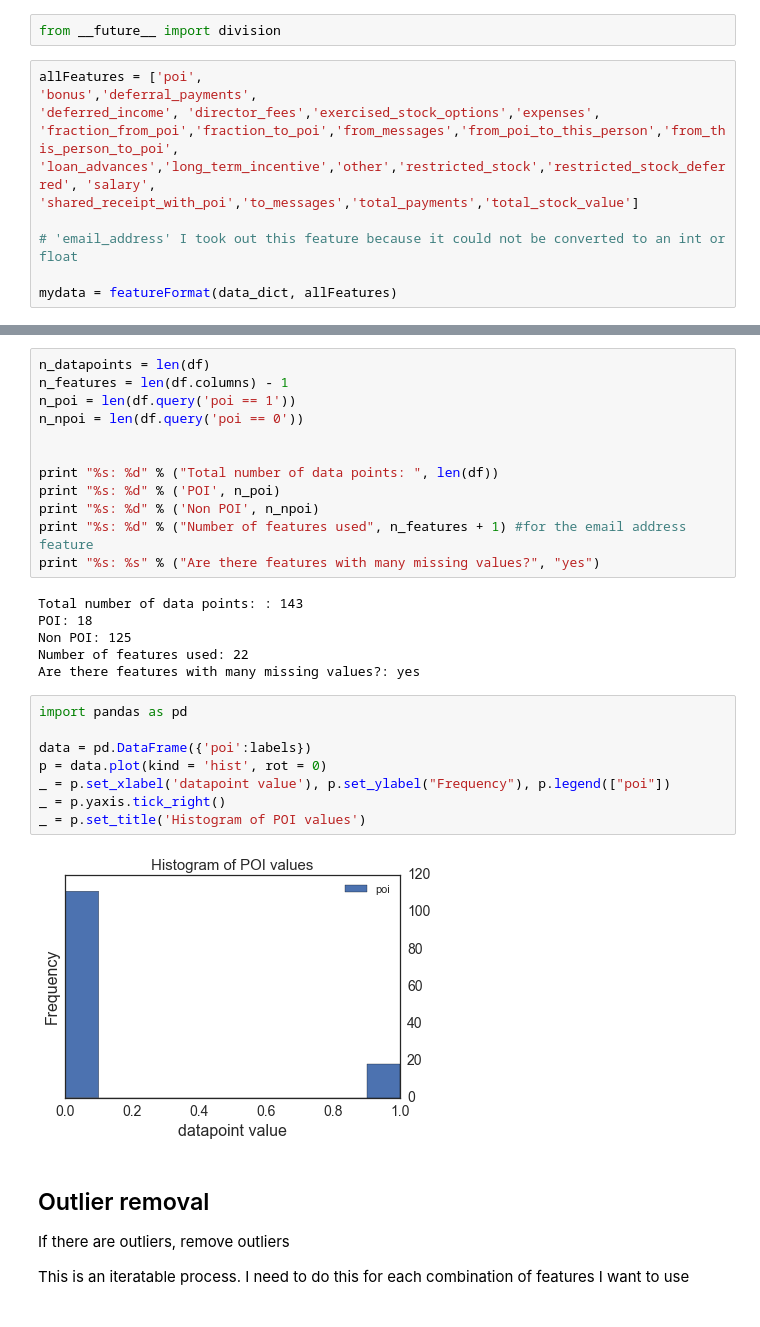
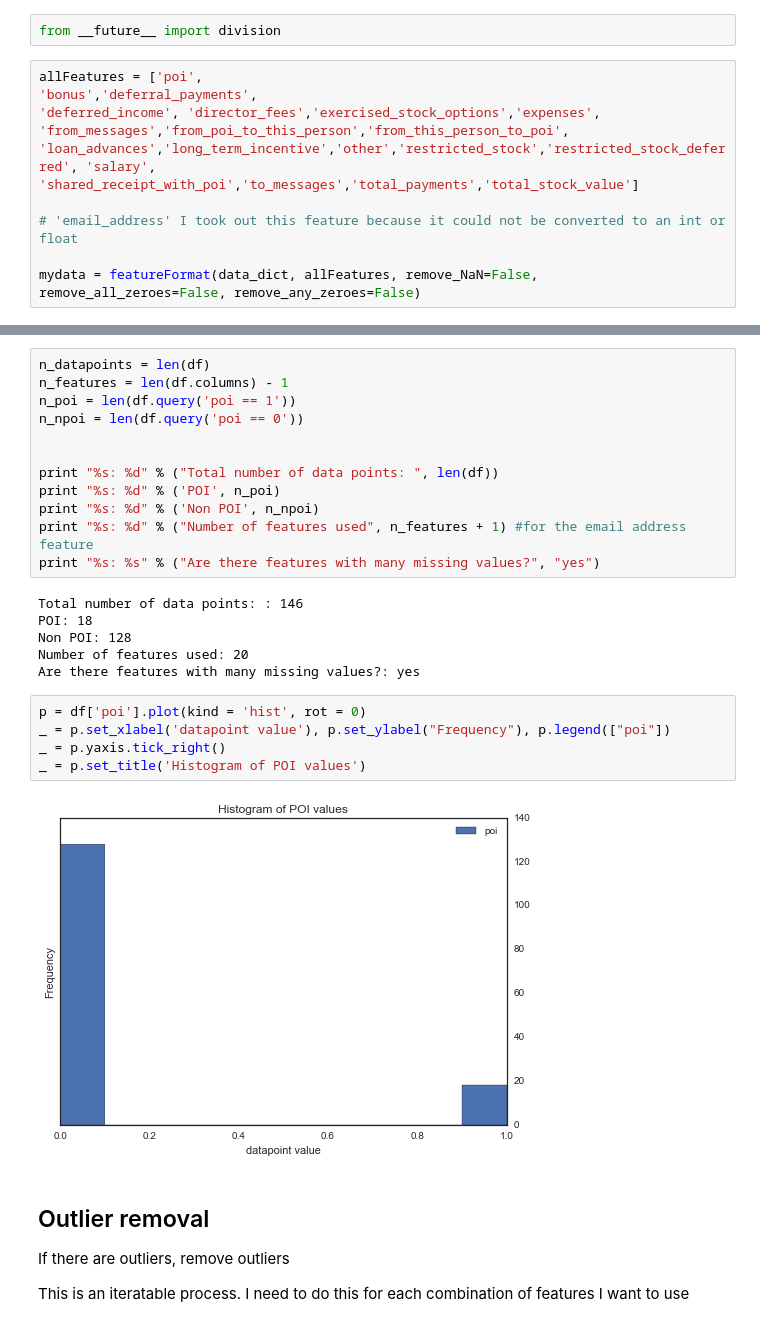
Before and after one commit to omoju/identifyFraudFromEnronEmail, a Jupyter notebook: IdentifyFraudFromEnronEmail.ipynb, the cells around one changed output, grey strips where cells are left out. Saved outputs shown, nothing was run; the diff lists cells and outputs as text.

```diff
--- a/IdentifyFraudFromEnronEmail.ipynb
+++ b/IdentifyFraudFromEnronEmail.ipynb
@@ -78,13 +77,13 @@ from __future__ import division
 allFeatures = ['poi',
 'bonus','deferral_payments',
 'deferred_income', 'director_fees','exercised_stock_options','expenses',
-'fraction_from_poi','fraction_to_poi','from_messages','from_poi_to_this_person','from_this_person_to_poi',
+'from_messages','from_poi_to_this_person','from_this_person_to_poi',
 'loan_advances','long_term_incentive','other','restricted_stock','restricted_stock_deferred', 'salary',
 'shared_receipt_with_poi','to_messages','total_payments','total_stock_value']
 
 # 'email_address' I took out this feature because it could not be converted to an int or float
 
-mydata = featureFormat(data_dict, allFeatures)
+mydata = featureFormat(data_dict, allFeatures, remove_NaN=False, remove_all_zeroes=False, remove_any_zeroes=False)
 # %%
 df = pd.DataFrame(mydata)
 df.columns = allFeatures
@@ -111,21 +109,18 @@ print "%s: %d" % ('Non POI', n_npoi)
 print "%s: %d" % ("Number of features used", n_features + 1) #for the email address feature
 print "%s: %s" % ("Are there features with many missing values?", "yes")
 # %% [output]
-Total number of data points: : 143
+Total number of data points: : 146
 POI: 18
-Non POI: 125
-Number of features used: 22
+Non POI: 128
+Number of features used: 20
 Are there features with many missing values?: yes
 # %%
-import pandas as pd
-
-data = pd.DataFrame({'poi':labels})
-p = data.plot(kind = 'hist', rot = 0)
+p = df['poi'].plot(kind = 'hist', rot = 0)
 _ = p.set_xlabel('datapoint value'), p.set_ylabel("Frequency"), p.legend(["poi"])
 _ = p.yaxis.tick_right()
 _ = p.set_title('Histogram of POI values')
 # %% [output]
-[figure, old version]
+[figure, new version]
 # %% [markdown]
 ## Outlier removal
 If there are outliers, remove outliers
```
Also changed, not shown: parts of 23 cells of this notebook, 1 other file.
